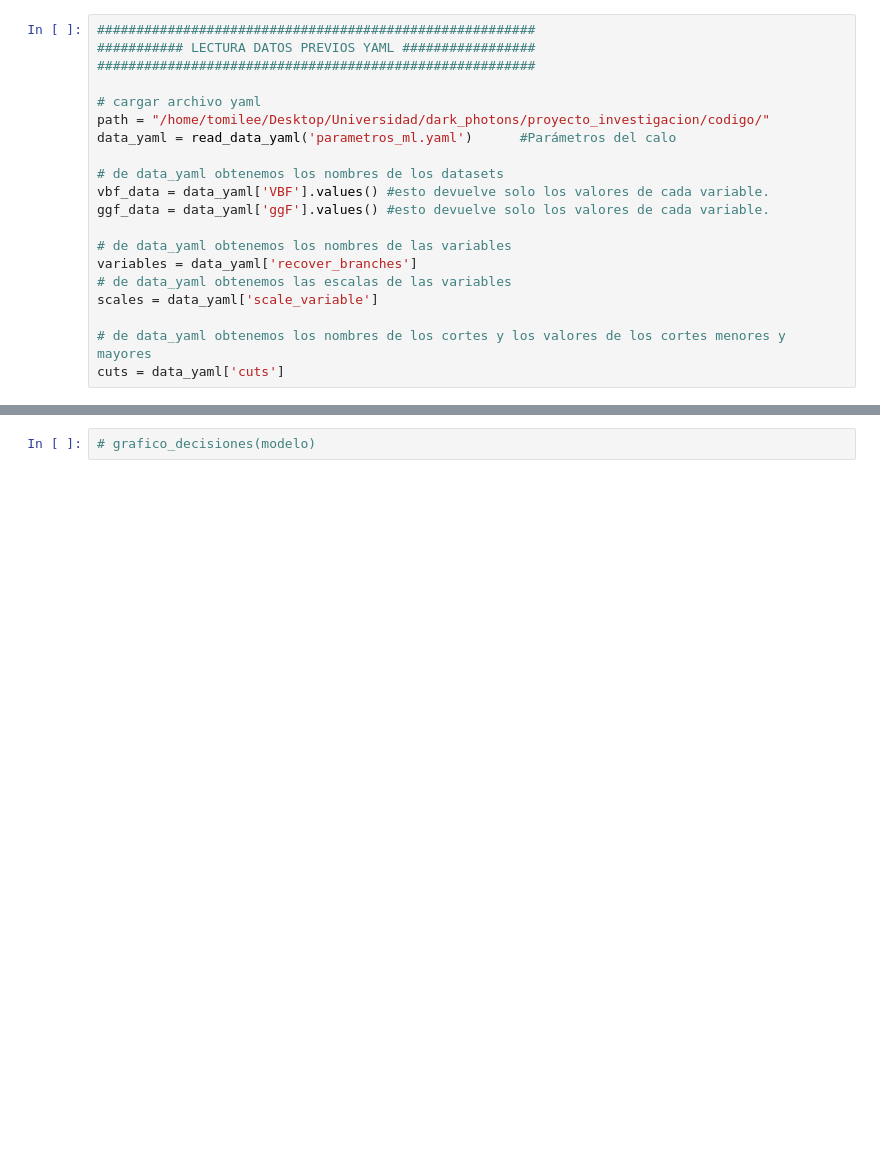
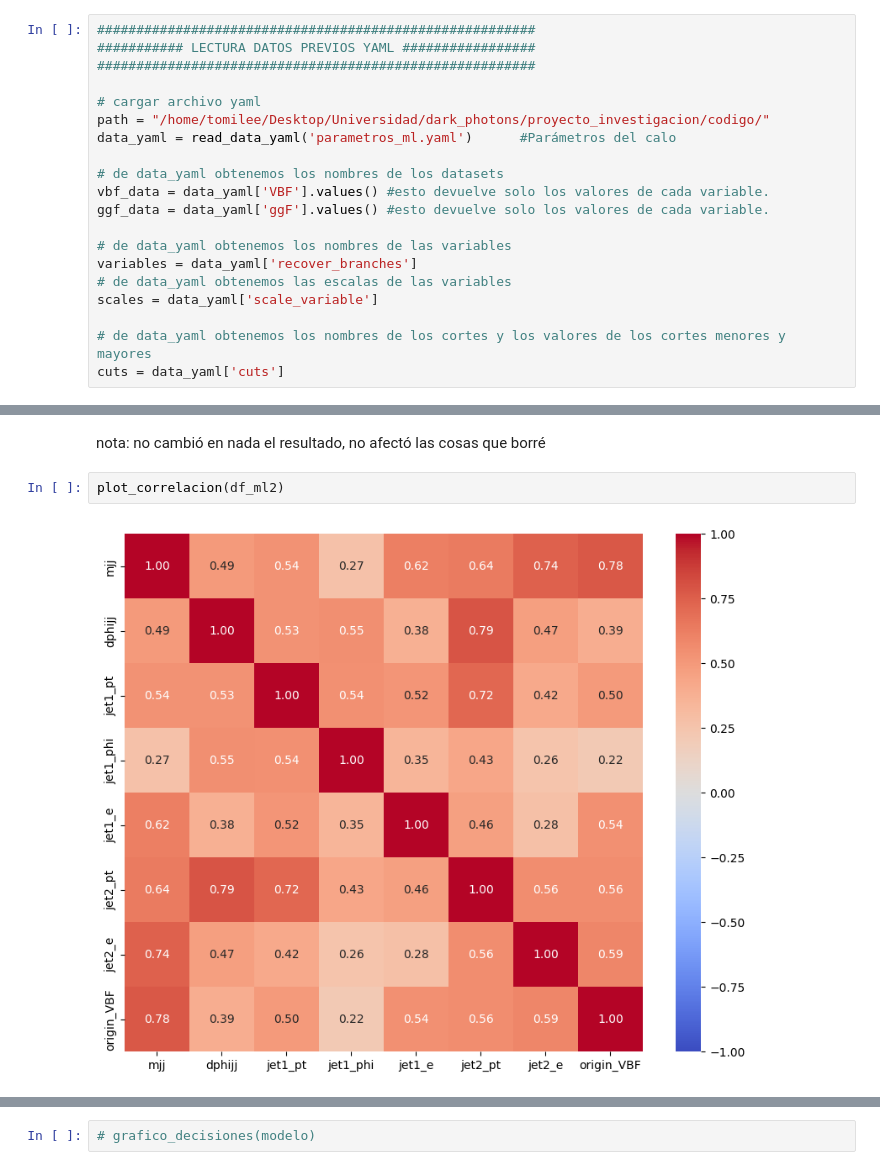
Before and after one commit to tomilee09/tesis_pregrado, a Jupyter notebook: analisis_ml.ipynb, the cells around one changed output, grey strips where cells are left out. Drawn from its saved outputs; the diff is of its cells as text; blank space fills up the shorter version.

```diff
--- a/analisis_ml.ipynb
+++ b/analisis_ml.ipynb
@@ -262,0 +212,6 @@ Numero eventos antes: 59024
+# %% [markdown]
+nota: no cambió en nada el resultado, no afectó las cosas que borré
+# %%
+plot_correlacion(df_ml2)
+# %% [output]
+[figure, added]
```
Also changed, not shown: parts of 30 cells of this notebook, 5 other files.
